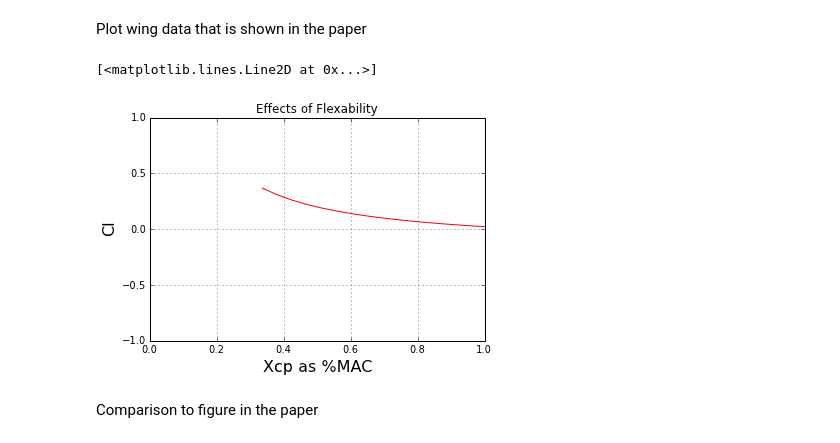
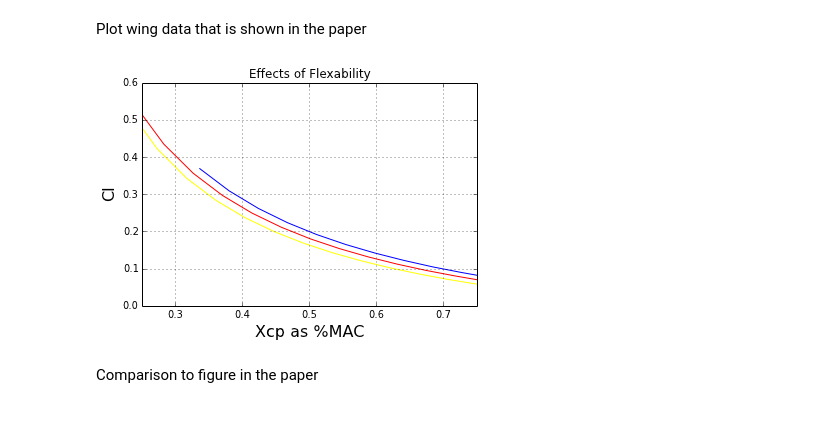
Before and after one commit to colinparker/Pterosaur, a Jupyter notebook: parker_pterosaur.ipynb, the cells around one changed output. Saved outputs shown, nothing was run; the diff lists cells and outputs as text; code cells hidden in the pictures.

Commit message:
plotting the data and comparing methods

```diff
--- a/parker_pterosaur.ipynb
+++ b/parker_pterosaur.ipynb
@@ -87,21 +124,13 @@ GetWing('5','out','VLM1')
 # %% [markdown]
 Plot wing data that is shown in the paper
-# %%
-xStart,xEnd = 0,1
-yStart,yEnd = -1,1
-size = 10
-plt.title('Effects of Flexability')
-plt.grid(True)
-plt.xlabel('Xcp as %MAC',fontsize=16)
-plt.ylabel('Cl',fontsize=16)
-plt.xlim(xStart,xEnd)
-plt.ylim(yStart,yEnd)
-#for i in range (8,10):
-#    plt.plot(wing[i].Cl,wing[i].Xcp/MAC[i])
-plt.plot(wing['5outVLM1'].Cl,wing['5outVLM1'].Xcp/MAC,'red')
-# %% [output]
-[<matplotlib.lines.Line2D at 0x...>]
-[figure, removed]
+# %%
+wing['5outVLM1'].plot('blue','solid')
+plt.hold(True)
+wing['25outVLM1'].plot('red','solid')
+plt.hold(True)
+wing['0inVLM1'].plot('yellow','solid')
+# %% [output]
+[figure, added]
 # %% [markdown]
 Comparison to figure in the paper
 # %%
```
Also changed, not shown: parts of 12 cells of this notebook.
